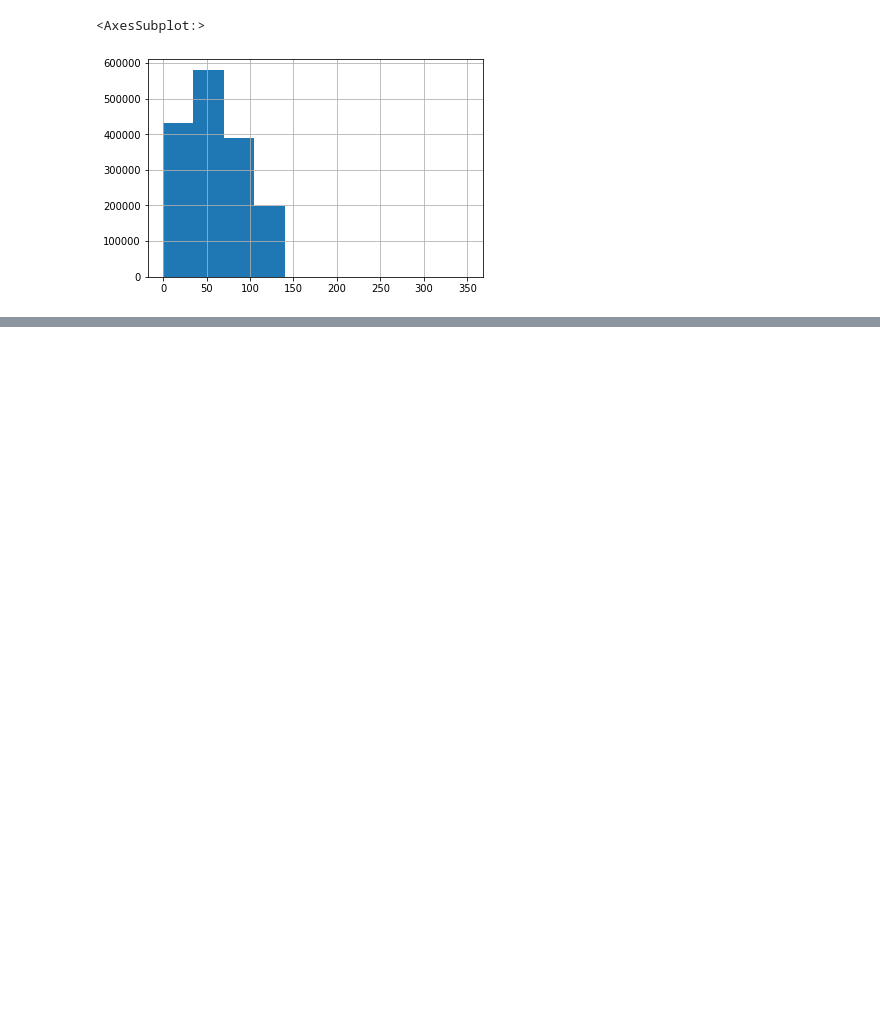
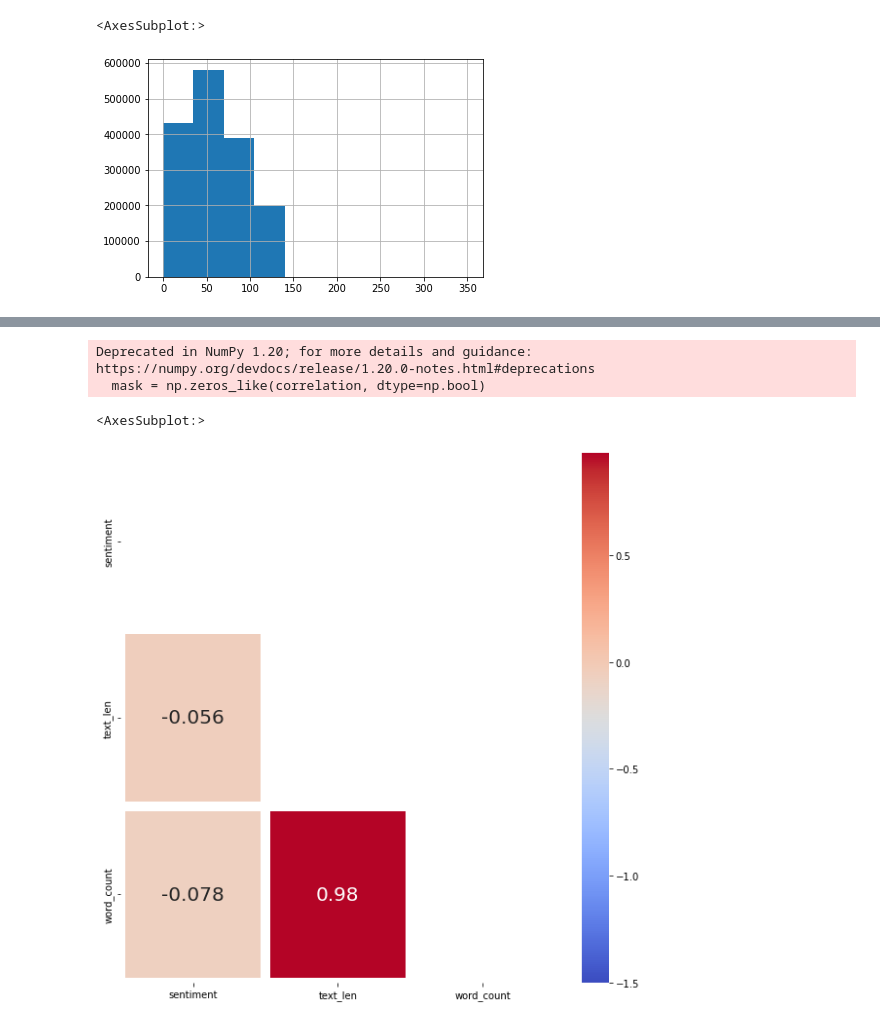
Before and after one commit to esfandiaryfard/TwitterSentimentAnalysis, a Jupyter notebook: eda.ipynb, the cells around one changed output, grey strips where cells are left out. Saved outputs shown, nothing was run; the diff lists cells and outputs as text; code cells hidden in the pictures; blank space fills up the shorter version.

```diff
--- a/eda.ipynb
+++ b/eda.ipynb
@@ -1520,0 +103,31 @@ In this project we used sentiment dataset which is one of the greatest dataset f
+# %%
+df['text_len'] = df['text'].astype(str).apply(len)
+letter_avg = df.groupby('sentiment')['review_len'].mean().plot(kind='bar', figsize=(10,10))
+plt.xlabel('Sentiment')
+plt.ylabel('Count of Letters in Sentiment')
+plt.xticks()
+plt.yticks()
+plt.title('Average Number of Letters per Sentiment Distribution')
+plt.show()
+# %%
+df['word_count'] = df['text'].apply(lambda x: len(str(x).split()))
+word_avg = df.groupby('sentiment')['word_count'].mean().plot(kind='bar', figsize=(10,10))
+plt.xlabel('Sentiment')
+plt.ylabel('Count of Words in Sentiment')
+plt.xticks()
+plt.yticks()
+plt.title('Average Number of Words per Sentiment Distribution')
+plt.show()
+# %%
+correlation = df[['sentiment', 'text_len', 'word_count']].corr()
+mask = np.zeros_like(correlation, dtype=np.bool)
+mask[np.triu_indices_from(mask)] = True
+plt.figure(figsize=(10,10))
+plt.xticks()
+plt.yticks()
+sns.heatmap(correlation, cmap='coolwarm', annot=True, annot_kws={"size": 20}, linewidths=10, vmin=-1.5, mask=mask)
+# %% [output]
+Deprecated in NumPy 1.20; for more details and guidance: https://numpy.org/devdocs/release/1.20.0-notes.html#deprecations
+  mask = np.zeros_like(correlation, dtype=np.bool)
+<AxesSubplot:>
+[figure, added]
```
Also changed, not shown: parts of 71 cells of this notebook.
